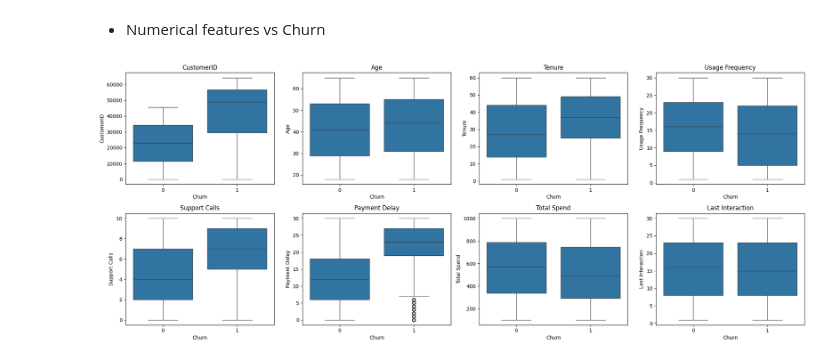
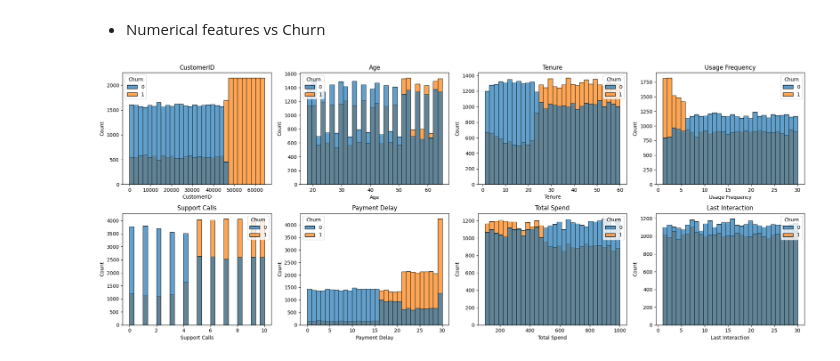
Before and after one commit to julsCadenas/DS-ML-Projects, a Jupyter notebook: CustomerChurnPrediction/notebooks/customer_churn_pred.ipynb, the cells around one changed output. Drawn from its saved outputs; the diff is of its cells as text; code cells hidden in the pictures.

```diff
--- a/CustomerChurnPrediction/notebooks/customer_churn_pred.ipynb
+++ b/CustomerChurnPrediction/notebooks/customer_churn_pred.ipynb
@@ -213,18 +209,19 @@ plot_churn_distribution(train_df, 'Churn')
 # %%
 def numerical_churn(df, features):
     fig, ax = plt.subplots(2, 4, figsize=(20, 8))
     ax = ax.flatten()
 
     for i, feature in enumerate(features):
-        sns.boxplot(x='Churn', y=feature, data=df, ax=ax[i])
+        sns.histplot(data=df, x=feature, hue='Churn', bins=30, ax=ax[i], alpha=0.7)
         ax[i].set_title(feature)
 
     for j in range(i + 1, len(ax)):
         ax[j].set_visible(False)
 
+
     plt.tight_layout()
     plt.show()
 
 numerical_churn(train_df, numerical_features_no_churn)
 # %% [output]
-[figure, old version]
+[figure, new version]
```
Also changed, not shown: parts of 5 cells of this notebook.
